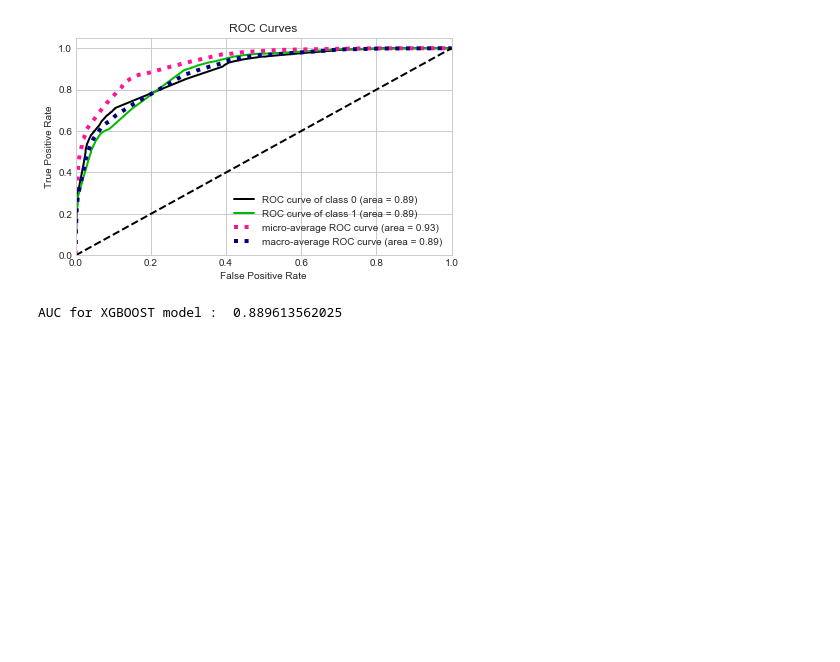
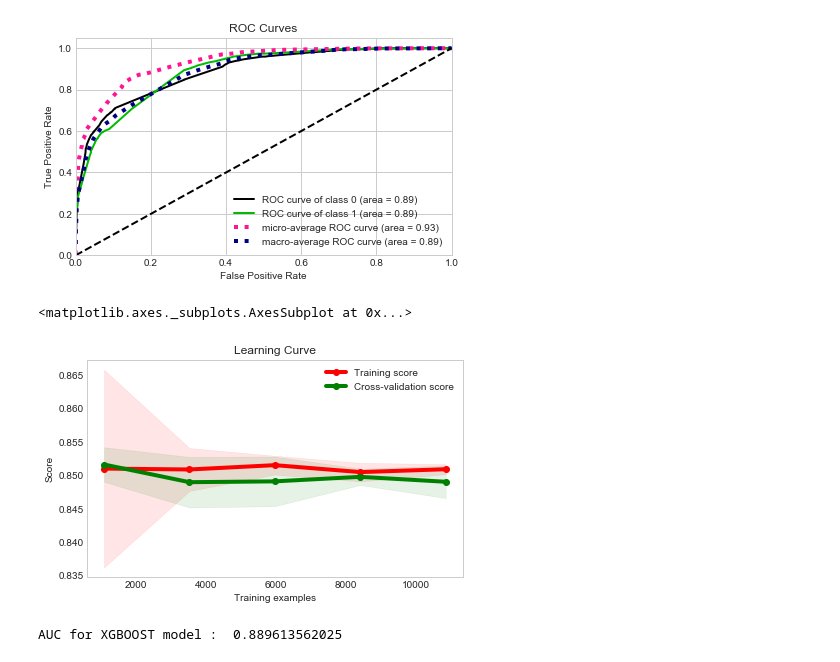
Before and after one commit to plaban1981/Project-3-Classification-Problem, a Jupyter notebook: Project-3-Classification.ipynb, the cells around one changed output. Drawn from its saved outputs; the diff is of its cells as text; code cells hidden in the pictures; blank space fills up the shorter version.

```diff
--- a/Project-3-Classification.ipynb
+++ b/Project-3-Classification.ipynb
@@ -1423,6 +1438,12 @@ scikitplot.metrics.plot_roc(Ytest,preds_proba)
 # %% [output]
 <matplotlib.axes._subplots.AxesSubplot at 0x...>
 [figure]
+# %%
+#### Learning Curve
+scikitplot.estimators.plot_learning_curve(bst,Xtest,Ytest)
+# %% [output]
+<matplotlib.axes._subplots.AxesSubplot at 0x...>
+[figure, added]
 # %%
 print('AUC for XGBOOST model : ',metrics.roc_auc_score(Ytest,preds_proba[:,1]))
 model_accuracy['AUC for XGBOOST model'] = metrics.roc_auc_score(Ytest,preds_proba[:,1])
```
Also changed, not shown: parts of 6 cells of this notebook.
